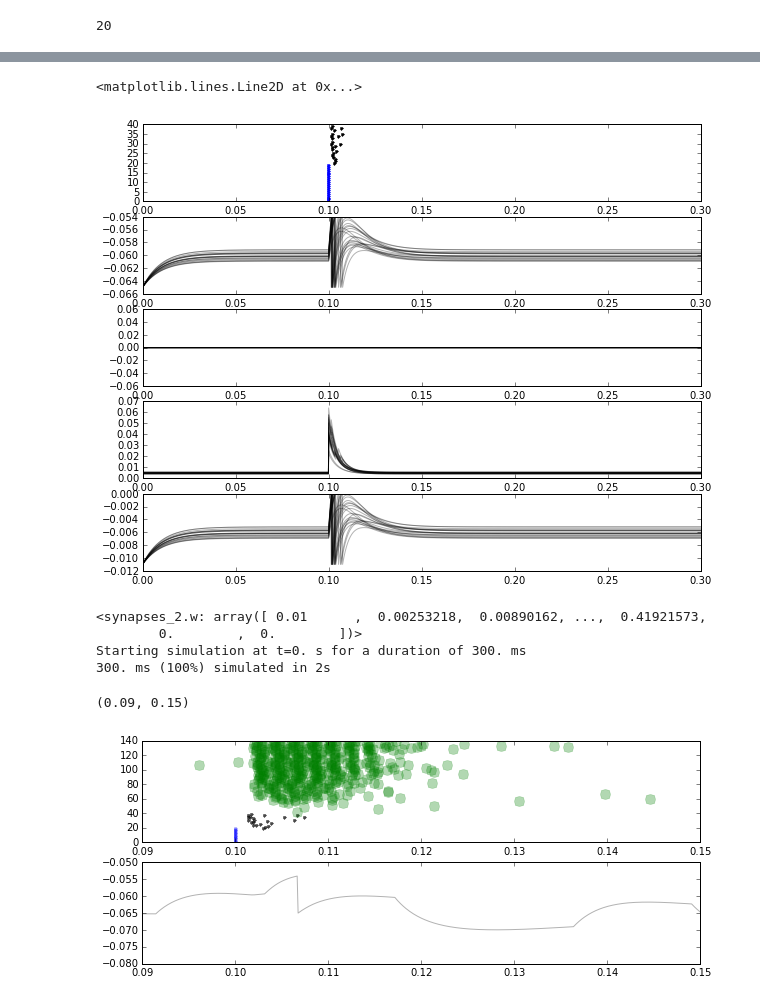
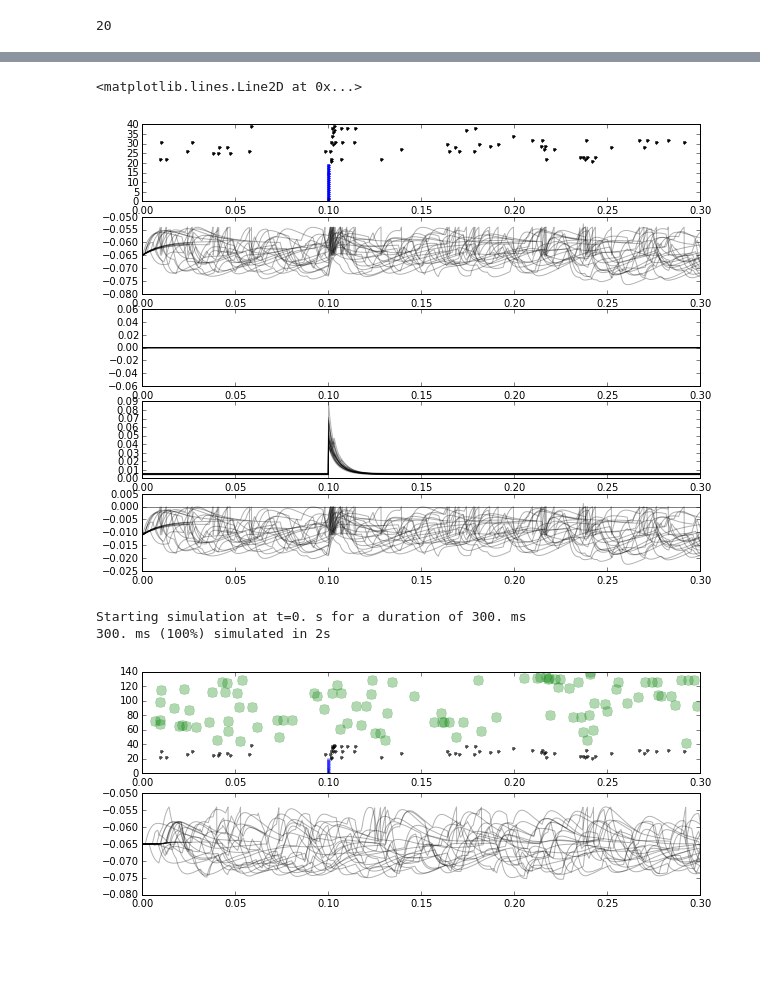
Before and after one commit to parenthetical-e/voltagebudget, a Jupyter notebook: ipynb/lif_testing.ipynb, the cells around one changed output, grey strips where cells are left out. Drawn from its saved outputs; the diff is of its cells as text; code cells hidden in the pictures; blank space fills up the shorter version.

```diff
--- a/ipynb/lif_testing.ipynb
+++ b/ipynb/lif_testing.ipynb
@@ -27,12 +27,9 @@ bias = 5e-3
 f = 0 # 50
 a = 12e-3
 
-r_e = 0
-r_i = 0
 ns_e, ts_e, vs = neurons.lif(t, N, k,
                              ns, ts,
                              w_in, bias,
                              f, a=a,
-                             time_step=dt,
-                             r_e=r_e, r_i=r_i)
+                             time_step=dt)
 # %% [output]
@@ -79,7 +61,7 @@ for j in range(20):
 plt.axhline(0.0, color='k', alpha=0.5)
 # %% [output]
 <matplotlib.lines.Line2D at 0x...>
-[figure, old version]
+[figure, new version]
 # %%
 # Now readout the 'E' response, in another LIF
 # %%
@@ -98,22 +80,19 @@ ns_out, ts_out, vs_out = neurons.lif(
     f=f, a=a,
     time_step=dt)
 # %% [output]
-<synapses_2.w: array([ 0.01      ,  0.00253218,  0.00890162, ...,  0.41921573,
-        0.        ,  0.        ])>
 Starting simulation at t=0. s for a duration of 300. ms
 300. ms (100%) simulated in 2s
 # %%
 plt.figure(figsize=(10, 4))
 plt.subplot(211)
 plt.plot(ts, ns, '.b', alpha=0.3)
 plt.plot(ts_e, ns_e + k, '.k', alpha=0.7)
 plt.plot(ts_out, ns_out + k + k + 1, '.g', alpha=0.3, markersize=20)
-plt.xlim(0.09, .15)
+# plt.xlim(0.09, .15)
 
 plt.subplot(212)
-for j in range(1):
+for j in range(20):
     plt.plot(times, vs_out['vm'][j, :], 'k', alpha=0.3);
-plt.xlim(0.09, .15)
+# plt.xlim(0.09, .15)
 # %% [output]
-(0.09, 0.15)
-[figure, old version]
+[figure, new version]
```
Also changed, not shown: parts of 1 cell of this notebook.
